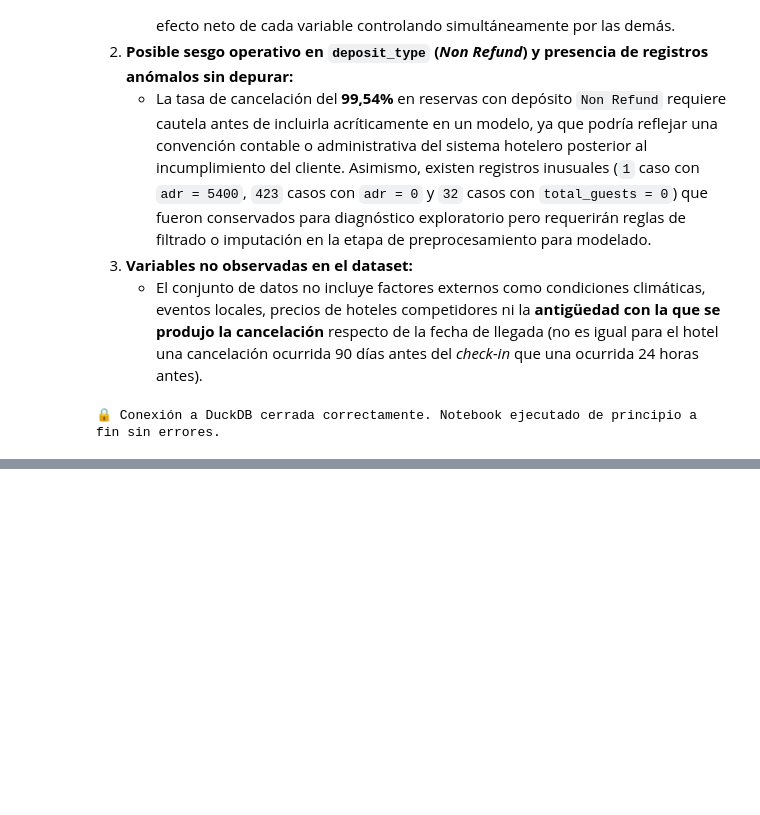
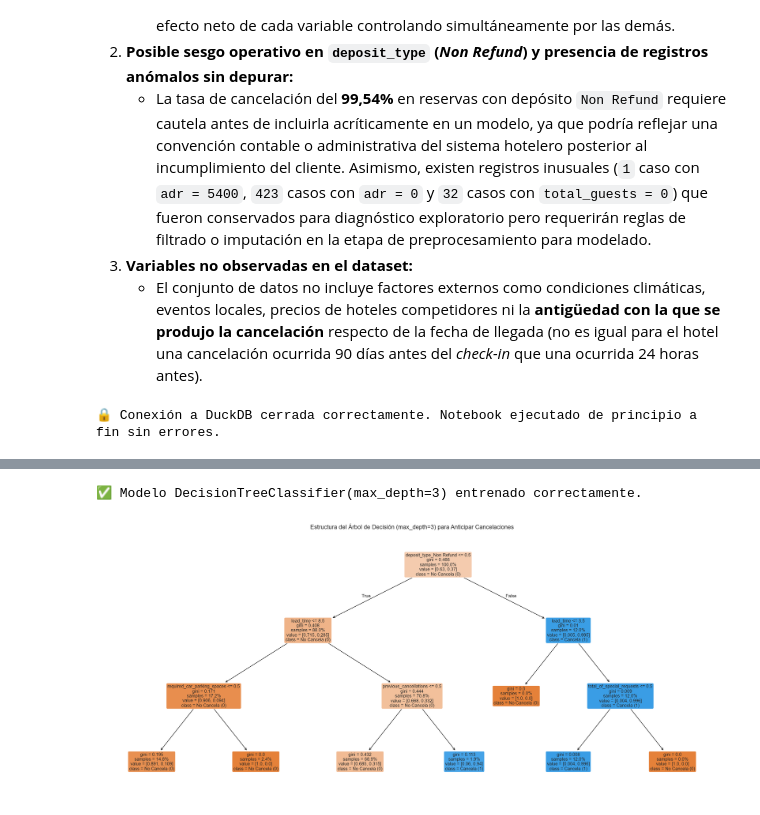
Before and after one commit to Emanstor/tpi-iad-comision8, a Jupyter notebook: TPI_Notebook_Maestro_Comision8_Lopez_DelCorro.ipynb, the cells around one changed output, grey strips where cells are left out. Cells and saved outputs as stored; diff of their text form; code cells hidden in the pictures; blank space fills up the shorter version.

```diff
--- a/TPI_Notebook_Maestro_Comision8_Lopez_DelCorro.ipynb
+++ b/TPI_Notebook_Maestro_Comision8_Lopez_DelCorro.ipynb
@@ -1526,0 +1665,29 @@ print("🔒 Conexión a DuckDB cerrada correctamente. Notebook ejecutado de prin
+# %%
+# Entrenamiento del Árbol de Decisión sobre el conjunto de entrenamiento
+modelo = DecisionTreeClassifier(max_depth=3, random_state=42)
+modelo.fit(X_train, y_train)
+
+# Generación de predicciones de clase (0 o 1) y probabilidades estimadas sobre el conjunto de prueba
+y_pred = modelo.predict(X_test)
+probabilidad_cancelacion = modelo.predict_proba(X_test)[:, 1]
+
+print("✅ Modelo DecisionTreeClassifier(max_depth=3) entrenado correctamente.")
+# %% [output]
+✅ Modelo DecisionTreeClassifier(max_depth=3) entrenado correctamente.
+# %%
+# Visualización gráfica de las reglas del Árbol de Decisión entrenado
+plt.figure(figsize=(18, 8))
+plot_tree(
+    modelo,
+    feature_names=X_train.columns,
+    class_names=["No Cancela (0)", "Cancela (1)"],
+    filled=True,
+    rounded=True,
+    fontsize=9,
+    proportion=True
+)
+plt.title("Estructura del Árbol de Decisión (max_depth=3) para Anticipar Cancelaciones")
+plt.tight_layout()
+plt.show()
+# %% [output]
+[figure, added]
```
Also changed, not shown: parts of 29 cells of this notebook, 7 other files.
